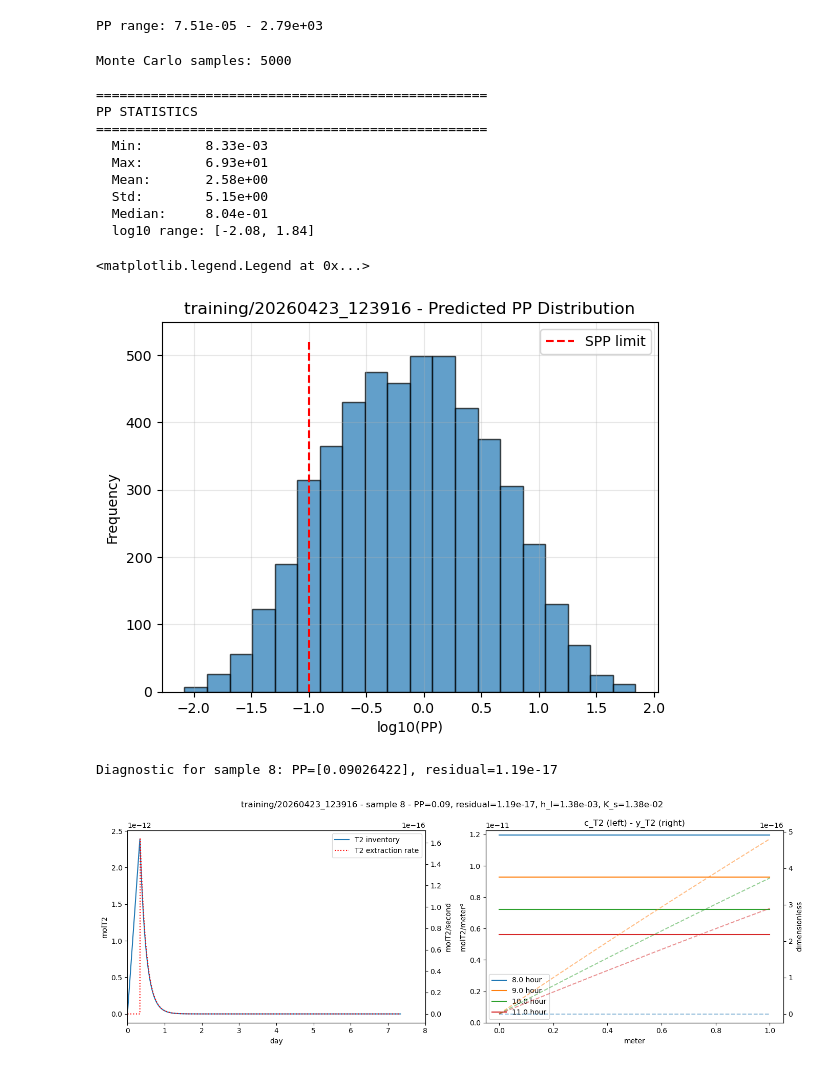
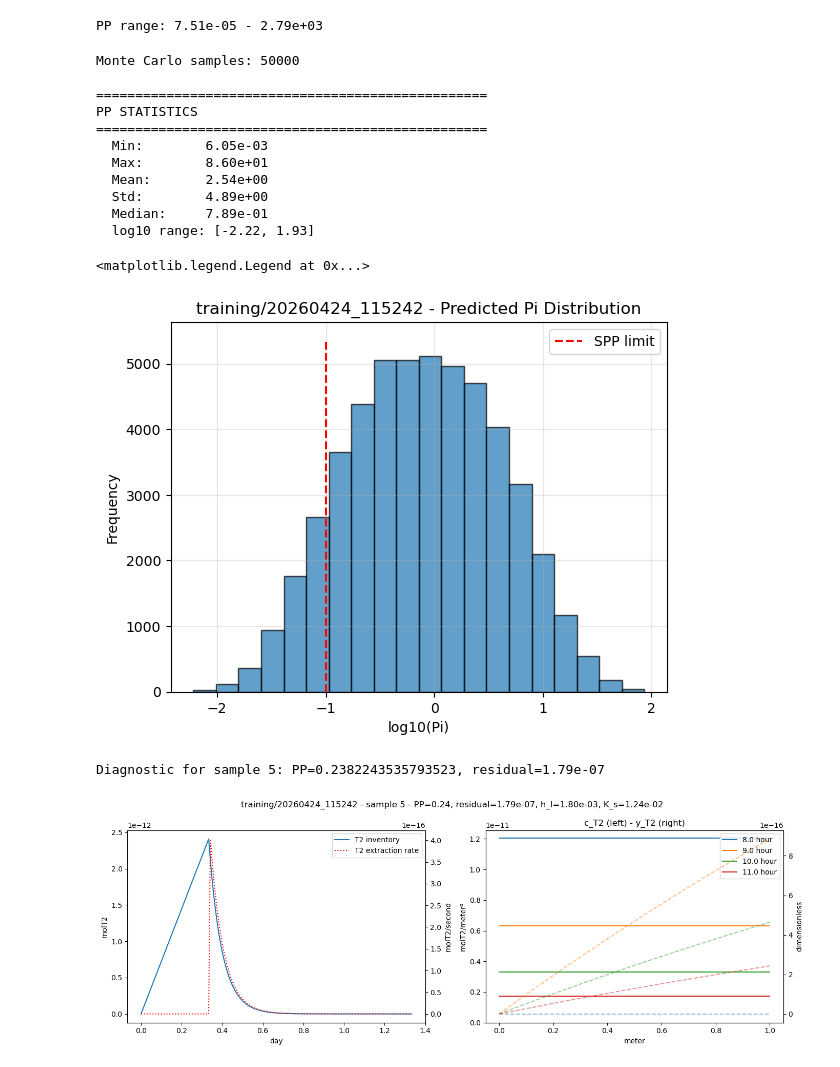
Before and after one commit to LIBRA-project/libra_sparging, a Jupyter notebook: sensitivity.ipynb, the cells around one changed output. Cells and saved outputs as stored; diff of their text form; code cells hidden in the pictures.

```diff
--- a/sensitivity.ipynb
+++ b/sensitivity.ipynb
@@ -81,16 +92,17 @@ def monte_carlo_pp_sample(parameters_range, n_samples=10000):
         samples[param] = np.random.uniform(min_val, max_val, n_samples)
 
     # Compute PP for each sample
-    pp_values = (
+    Pi_values = (
         R *
         (samples["temperature"] + 273) *
         10**samples["log(K_s)"] *
         10**samples["log(h_l)"] *
+        # 10**samples["log(a)"] /
         samples["a"] /
         ((1 - 10**samples["log(eps_g)"]) * samples["u_g0"])
     )
 
-    return pp_values, samples
+    return Pi_values, samples
 
 
 parameters_range={
@@ -102,49 +114,61 @@ parameters_range={
     "u_g0": (0.02, 0.1),
 }
 
+# parameters_range={
+#         "log(h_l)": tuple(np.log10((1e-7, 1e-4))),
+#         "log(eps_g)": tuple(np.log10((1e-4, 2e-1))),
+#         "log(a)": tuple(np.log10((1e-2, 1e2))),
+#         "temperature": (450, 800),
+#         "log(K_s)": tuple(np.log10((1e-7, 1e-3))),
+#         "u_g0": (0.02, 0.4),
+#         "E_l": tuple(np.log10((1e-3, 1e0))),
+#         "E_g": tuple(np.log10((1e-4, 1e-1))),
+#         "P_bottom": (1, 10),
+#     }
+
 # Run Monte Carlo
-n_samples = 5000
+n_samples = 50000
 pp_values, samples = monte_carlo_pp_sample(parameters_range, n_samples)
 
 # Statistics
 print(f"Monte Carlo samples: {n_samples}")
 print(f"\n{'='*50}")
 print(f"PP STATISTICS")
 print(f"{'='*50}")
 print(f"  Min:        {np.min(pp_values):.2e}")
 print(f"  Max:        {np.max(pp_values):.2e}")
 print(f"  Mean:       {np.mean(pp_values):.2e}")
 print(f"  Std:        {np.std(pp_values):.2e}")
 print(f"  Median:     {np.median(pp_values):.2e}")
 print(f"  log10 range: [{np.log10(np.min(pp_values)):.2f}, {np.log10(np.max(pp_values)):.2f}]")
 
 # Visualization
 fig_MC, ax = plt.subplots()
 
 # PP distribution (log scale)
 ax.hist(np.log10(pp_values), bins=20,edgecolor='black', alpha=0.7)
 # ax.hist(pp_values, bins=50, range=(0,10),edgecolor='black', alpha=0.7)
 
-ax.set_xlabel("log10(PP)")
+ax.set_xlabel("log10(Pi)")
 ax.set_ylabel("Frequency")
-ax.set_title(f"{FOLDER} - Predicted PP Distribution")
+ax.set_title(f"{FOLDER} - Predicted Pi Distribution")
 ax.grid(alpha=0.3)
 ax.vlines(np.log10(0.1), ymin=0, ymax=plt.gca().get_ylim()[1], colors="red", linestyles="dashed", label="SPP limit")
 # ax.vlines(0.1, ymin=0, ymax=plt.gca().get_ylim()[1], colors="red", linestyles="dashed", label="SPP limit")
 
 ax.legend()
 # %% [output]
-Monte Carlo samples: 5000
+Monte Carlo samples: 50000
 
 ==================================================
 PP STATISTICS
 ==================================================
-  Min:        8.33e-03
-  Max:        6.93e+01
-  Mean:       2.58e+00
-  Std:        5.15e+00
-  Median:     8.04e-01
-  log10 range: [-2.08, 1.84]
+  Min:        6.05e-03
+  Max:        8.60e+01
+  Mean:       2.54e+00
+  Std:        4.89e+00
+  Median:     7.89e-01
+  log10 range: [-2.22, 1.93]
 <matplotlib.legend.Legend at 0x...>
-[figure, old version]
+[figure, new version]
 # %%
@@ -152,12 +176,13 @@ fig_MC.savefig(FOLDER / "postprocessing" / "pp_monte_carlo.png", dpi=150)
 # %%
+""" sample inspection"""
 from sparging.model import SimulationResults
 from sparging.config import ureg
 import sparging.postprocess as pp
 
-idxs = np.argwhere(PPs.values > 1)
+idxs = np.argwhere(PP_data["PP_number"].values > 1)
 # idx = idxs[0,0]
-idx = 8
-print(f"Diagnostic for sample {idx}: PP={PPs.values[idx]}, residual={10**Y["log(residual_1week)"].values[idx]:.2e}")
+idx = 5
+print(f"Diagnostic for sample {idx}: PP={PP_data['PP_number'].values[idx]}, residual={10**Y[f'log(residual_{t_residual:.0f})'].values[idx]:.2e}")
 sim_result = SimulationResults.from_json(FOLDER/"samples"/f"sample_{idx}.json")
 
 fig, axs = plt.subplots(1,2, figsize=(14,5))
@@ -169,7 +194,6 @@ lns = lns1 + lns2
 labels = [l.get_label() for l in lns]
 axs[0].legend(lns, labels)
 axs[0].xaxis.set_units(ureg.day)
-axs[0].set_xlim(0, 8*ureg.day)
 
 for t in [8, 9, 10, 11]*ureg.hour:
     idx_to_plot = pp.idx_from_t(sim_result.times, t)
@@ -179,13 +203,13 @@ for t in [8, 9, 10, 11]*ureg.hour:
 axs[1].set_ylim(0)
 axs[1].set_title("c_T2 (left) - y_T2 (right)")
 axs[1].legend()
-fig.suptitle(f"{FOLDER} - sample {idx} - PP={PPs.values[idx,0]:.2f}, residual={10**Y['log(residual_1week)'].values[idx]:.2e}, h_l={10**X['log(h_l)'].values[idx]:.2e}, K_s={10**X['log(K_s)'].values[idx]:.2e}")
+fig.suptitle(f"{FOLDER} - sample {idx} - PP={PP_data['PP_number'].values[idx]:.2f}, residual={10**Y[f'log(residual_{t_residual:.0f})'].values[idx]:.2e}, h_l={10**X['log(h_l)'].values[idx]:.2e}, K_s={10**X['log(K_s)'].values[idx]:.2e}")
 fig.tight_layout()
 
 FOLDER_PP = FOLDER / "postprocessing"
 FOLDER_PP.mkdir(exist_ok=True)
 fig.savefig(FOLDER_PP / f"diagnostic_sample_{idx}.png", dpi=150)
 # %% [output]
-Diagnostic for sample 8: PP=[0.09026422], residual=1.19e-17
+Diagnostic for sample 5: PP=0.2382243535793523, residual=1.79e-07
-[figure, old version]
+[figure, new version]
 # %%
```
Also changed, not shown: parts of 5 cells of this notebook, 4 other files.
